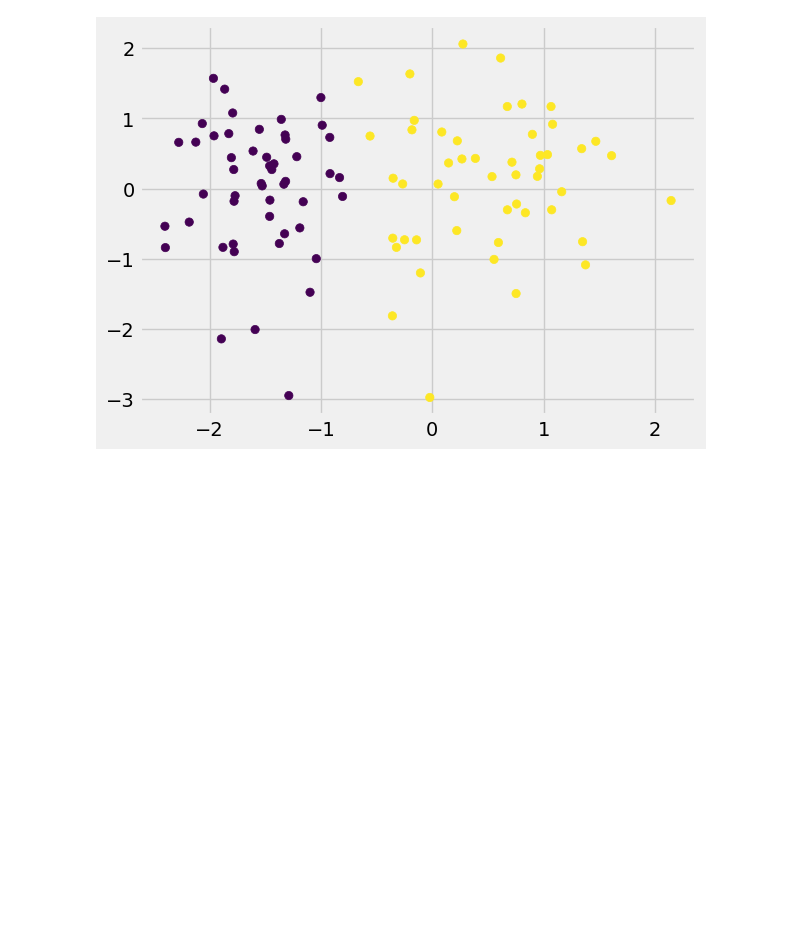
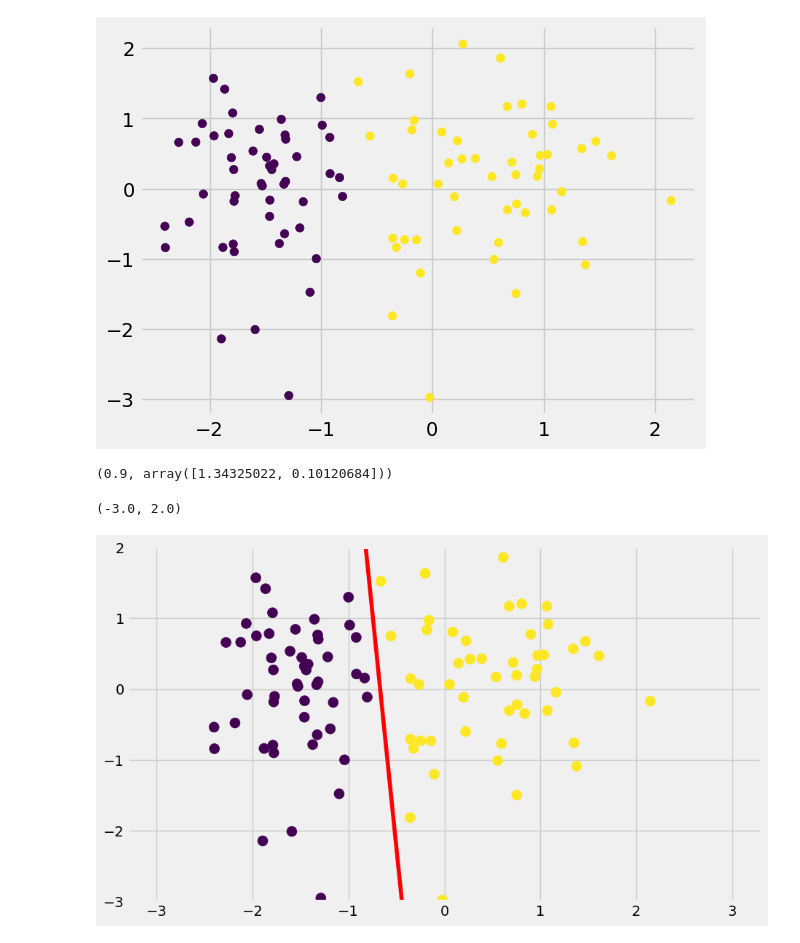
Before and after one commit to Dev-Narola/Deep-Learning, a Jupyter notebook: perceptron-trick.ipynb, the cells around one changed output. Saved outputs shown, nothing was run; the diff lists cells and outputs as text; code cells hidden in the pictures; blank space fills up the shorter version.

```diff
--- a/perceptron-trick.ipynb
+++ b/perceptron-trick.ipynb
@@ -13,0 +17,30 @@ plt.scatter(X[:, 0], X[:, 1], c=y)
+# %%
+def perceptron(X, y):
+    X = np.insert(X, 0, 1, 1)
+    weights = np.ones(X.shape[1])
+    lr = 0.1
+
+    for i in range(1000):
+        j = np.random.randint(0, 100)
+        y_hat = step(np.dot(X[j], weights))
+        weights = weights + lr * (y[j]-y_hat) * X[j]
+    return weights[0], weights[1:]
+# %%
+intercept, coef = perceptron(X, y)
+intercept, coef
+# %% [output]
+(0.9, array([1.34325022, 0.10120684]))
+# %%
+m = -(coef[0]/coef[1])
+b = -(intercept/coef[1])
+# %%
+x_input = np.linspace(-3, 3, 100)
+y_input = m*x_input + b
+# %%
+plt.figure(figsize=(10, 6))
+plt.plot(x_input, y_input, color='red')
+plt.scatter(X[:,0], X[:,1], c = y, s = 100)
+plt.ylim(-3, 2)
+# %% [output]
+(-3.0, 2.0)
+[figure, added]
```
Also changed, not shown: parts of 1 cell of this notebook, 4 other files.
